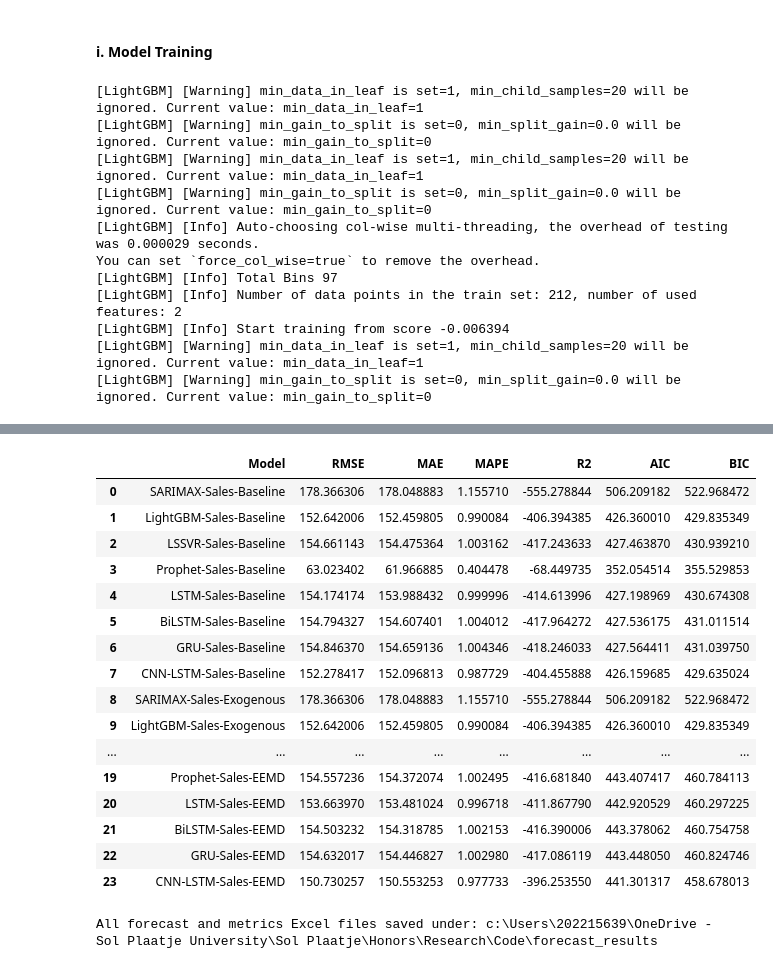
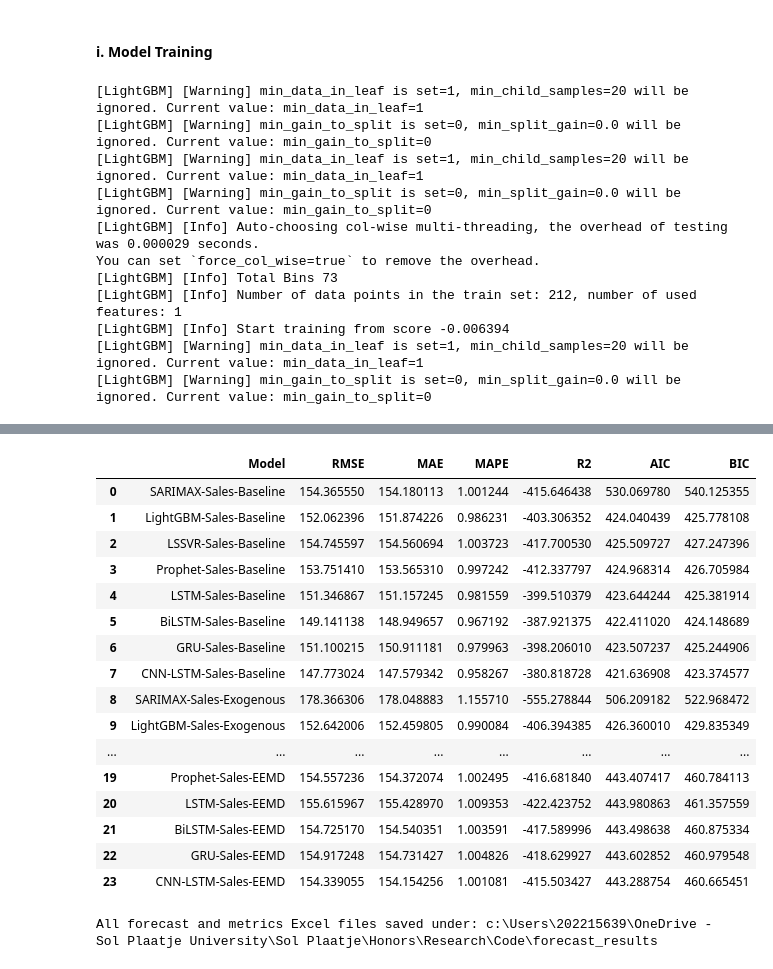
Before and after one commit to MahlatsiM/HonoursResearch, a Jupyter notebook: Cars_Model_Building.ipynb, the cells around one changed output, grey strips where cells are left out. Drawn from its saved outputs; the diff is of its cells as text; code cells hidden in the pictures.

Commit message:
all sales models running

```diff
--- a/Cars_Model_Building.ipynb
+++ b/Cars_Model_Building.ipynb
@@ -577,8 +573,6 @@ pred_dfs = {}
 # 1. Baseline (lags only)
 # ------------------------------------------------------
 baseline_results, baseline_dfs = run_all_models(y1_train, y1_test,
-                                                X_train=X1_train,
-                                                X_test=X1_test,
                                                 label="Baseline")
 results.extend(baseline_results)
 pred_dfs.update(baseline_dfs)
@@ -643,8 +637,8 @@ results_df
 [LightGBM] [Warning] min_gain_to_split is set=0, min_split_gain=0.0 will be ignored. Current value: min_gain_to_split=0
 [LightGBM] [Info] Auto-choosing col-wise multi-threading, the overhead of testing was 0.000029 seconds.
 You can set `force_col_wise=true` to remove the overhead.
-[LightGBM] [Info] Total Bins 97
-[LightGBM] [Info] Number of data points in the train set: 212, number of used features: 2
+[LightGBM] [Info] Total Bins 73
+[LightGBM] [Info] Number of data points in the train set: 212, number of used features: 1
 [LightGBM] [Info] Start training from score -0.006394
 [LightGBM] [Warning] min_data_in_leaf is set=1, min_child_samples=20 will be ignored. Current value: min_data_in_leaf=1
 [LightGBM] [Warning] min_gain_to_split is set=0, min_split_gain=0.0 will be ignored. Current value: min_gain_to_split=0
@@ -691,20 +685,20 @@ You can set `force_col_wise=true` to remove the overhead.
 |  | Model | RMSE | MAE | MAPE | R2 | AIC | BIC |
-| 0 | SARIMAX-Sales-Baseline | 178.366306 | 178.048883 | 1.155710 | -555.278844 | 506.209182 | 522.968472 |
-| 1 | LightGBM-Sales-Baseline | 152.642006 | 152.459805 | 0.990084 | -406.394385 | 426.360010 | 429.835349 |
-| 2 | LSSVR-Sales-Baseline | 154.661143 | 154.475364 | 1.003162 | -417.243633 | 427.463870 | 430.939210 |
-| 3 | Prophet-Sales-Baseline | 63.023402 | 61.966885 | 0.404478 | -68.449735 | 352.054514 | 355.529853 |
-| 4 | LSTM-Sales-Baseline | 154.174174 | 153.988432 | 0.999996 | -414.613996 | 427.198969 | 430.674308 |
-| 5 | BiLSTM-Sales-Baseline | 154.794327 | 154.607401 | 1.004012 | -417.964272 | 427.536175 | 431.011514 |
-| 6 | GRU-Sales-Baseline | 154.846370 | 154.659136 | 1.004346 | -418.246033 | 427.564411 | 431.039750 |
-| 7 | CNN-LSTM-Sales-Baseline | 152.278417 | 152.096813 | 0.987729 | -404.455888 | 426.159685 | 429.635024 |
+| 0 | SARIMAX-Sales-Baseline | 154.365550 | 154.180113 | 1.001244 | -415.646438 | 530.069780 | 540.125355 |
+| 1 | LightGBM-Sales-Baseline | 152.062396 | 151.874226 | 0.986231 | -403.306352 | 424.040439 | 425.778108 |
+| 2 | LSSVR-Sales-Baseline | 154.745597 | 154.560694 | 1.003723 | -417.700530 | 425.509727 | 427.247396 |
+| 3 | Prophet-Sales-Baseline | 153.751410 | 153.565310 | 0.997242 | -412.337797 | 424.968314 | 426.705984 |
+| 4 | LSTM-Sales-Baseline | 151.346867 | 151.157245 | 0.981559 | -399.510379 | 423.644244 | 425.381914 |
+| 5 | BiLSTM-Sales-Baseline | 149.141138 | 148.949657 | 0.967192 | -387.921375 | 422.411020 | 424.148689 |
+| 6 | GRU-Sales-Baseline | 151.100215 | 150.911181 | 0.979963 | -398.206010 | 423.507237 | 425.244906 |
+| 7 | CNN-LSTM-Sales-Baseline | 147.773024 | 147.579342 | 0.958267 | -380.818728 | 421.636908 | 423.374577 |
 | 8 | SARIMAX-Sales-Exogenous | 178.366306 | 178.048883 | 1.155710 | -555.278844 | 506.209182 | 522.968472 |
 | 9 | LightGBM-Sales-Exogenous | 152.642006 | 152.459805 | 0.990084 | -406.394385 | 426.360010 | 429.835349 |
 | ... | ... | ... | ... | ... | ... | ... | ... |
 | 19 | Prophet-Sales-EEMD | 154.557236 | 154.372074 | 1.002495 | -416.681840 | 443.407417 | 460.784113 |
-| 20 | LSTM-Sales-EEMD | 153.663970 | 153.481024 | 0.996718 | -411.867790 | 442.920529 | 460.297225 |
-| 21 | BiLSTM-Sales-EEMD | 154.503232 | 154.318785 | 1.002153 | -416.390006 | 443.378062 | 460.754758 |
-| 22 | GRU-Sales-EEMD | 154.632017 | 154.446827 | 1.002980 | -417.086119 | 443.448050 | 460.824746 |
-| 23 | CNN-LSTM-Sales-EEMD | 150.730257 | 150.553253 | 0.977733 | -396.253550 | 441.301317 | 458.678013 |
+| 20 | LSTM-Sales-EEMD | 155.615967 | 155.428970 | 1.009353 | -422.423752 | 443.980863 | 461.357559 |
+| 21 | BiLSTM-Sales-EEMD | 154.725170 | 154.540351 | 1.003591 | -417.589996 | 443.498638 | 460.875334 |
+| 22 | GRU-Sales-EEMD | 154.917248 | 154.731427 | 1.004826 | -418.629927 | 443.602852 | 460.979548 |
+| 23 | CNN-LSTM-Sales-EEMD | 154.339055 | 154.154256 | 1.001081 | -415.503427 | 443.288754 | 460.665451 |
 # %%
 # ---------------------------
 # ---- FORECAST DATAFRAMES ----
```
Also changed, not shown: parts of 3 cells of this notebook.
